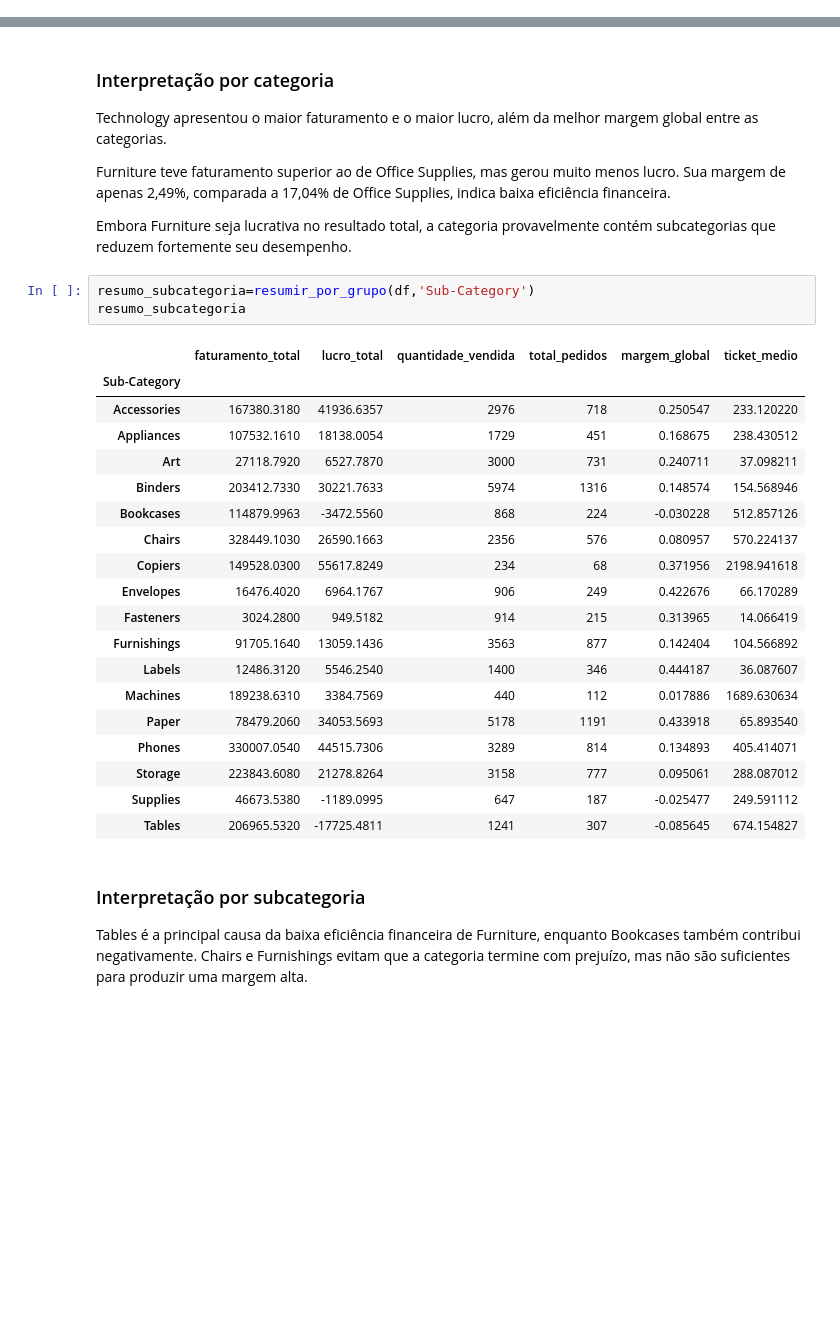
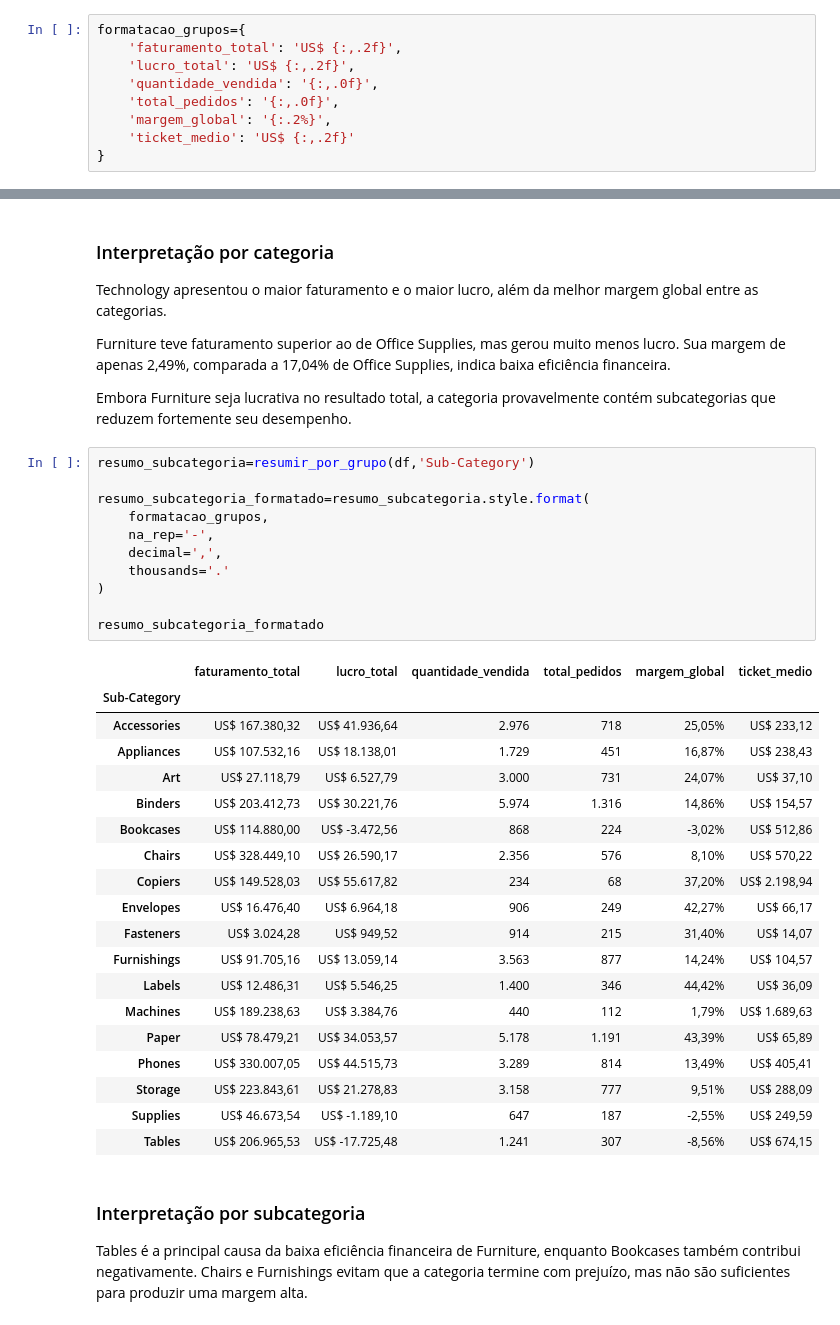
Before and after one commit to Mattanatecn/projetoanalisevendas-SAMPLE-SUPERSTORE, a Jupyter notebook: notebooks/analise_final.ipynb, the cells around one changed output, grey strips where cells are left out. Saved outputs shown, nothing was run; the diff lists cells and outputs as text; blank space fills up the shorter version.

```diff
--- a/notebooks/analise_final.ipynb
+++ b/notebooks/analise_final.ipynb
@@ -402,5 +402,14 @@ Novembro de 2016 apresentou faturamento elevado, mas margem de apenas 5,05%. Iss
 Janeiro de 2015 continua sendo o mês mais crítico, pois combina o maior prejuízo com a pior margem global.
 # %% [markdown]
 ## 5. Categorias e subcategorias
+# %%
+formatacao_grupos={
+    'faturamento_total': 'US$ {:,.2f}',
+    'lucro_total': 'US$ {:,.2f}',
+    'quantidade_vendida': '{:,.0f}',
+    'total_pedidos': '{:,.0f}',
+    'margem_global': '{:.2%}',
+    'ticket_medio': 'US$ {:,.2f}'
+}
 # %%
 resumo_categoria=resumir_por_grupo(df,'Category')
@@ -421,27 +438,35 @@ Furniture teve faturamento superior ao de Office Supplies, mas gerou muito menos
 Embora Furniture seja lucrativa no resultado total, a categoria provavelmente contém subcategorias que reduzem fortemente seu desempenho.
 # %%
 resumo_subcategoria=resumir_por_grupo(df,'Sub-Category')
-resumo_subcategoria
+
+resumo_subcategoria_formatado=resumo_subcategoria.style.format(
+    formatacao_grupos,
+    na_rep='-',
+    decimal=',',
+    thousands='.'
+)
+
+resumo_subcategoria_formatado
 # %% [output]
 |  | faturamento_total | lucro_total | quantidade_vendida | total_pedidos | margem_global | ticket_medio |
 | Sub-Category |  |  |  |  |  |  |
-| Accessories | 167380.3180 | 41936.6357 | 2976 | 718 | 0.250547 | 233.120220 |
-| Appliances | 107532.1610 | 18138.0054 | 1729 | 451 | 0.168675 | 238.430512 |
-| Art | 27118.7920 | 6527.7870 | 3000 | 731 | 0.240711 | 37.098211 |
-| Binders | 203412.7330 | 30221.7633 | 5974 | 1316 | 0.148574 | 154.568946 |
-| Bookcases | 114879.9963 | -3472.5560 | 868 | 224 | -0.030228 | 512.857126 |
-| Chairs | 328449.1030 | 26590.1663 | 2356 | 576 | 0.080957 | 570.224137 |
-| Copiers | 149528.0300 | 55617.8249 | 234 | 68 | 0.371956 | 2198.941618 |
-| Envelopes | 16476.4020 | 6964.1767 | 906 | 249 | 0.422676 | 66.170289 |
-| Fasteners | 3024.2800 | 949.5182 | 914 | 215 | 0.313965 | 14.066419 |
-| Furnishings | 91705.1640 | 13059.1436 | 3563 | 877 | 0.142404 | 104.566892 |
-| Labels | 12486.3120 | 5546.2540 | 1400 | 346 | 0.444187 | 36.087607 |
-| Machines | 189238.6310 | 3384.7569 | 440 | 112 | 0.017886 | 1689.630634 |
-| Paper | 78479.2060 | 34053.5693 | 5178 | 1191 | 0.433918 | 65.893540 |
-| Phones | 330007.0540 | 44515.7306 | 3289 | 814 | 0.134893 | 405.414071 |
-| Storage | 223843.6080 | 21278.8264 | 3158 | 777 | 0.095061 | 288.087012 |
-| Supplies | 46673.5380 | -1189.0995 | 647 | 187 | -0.025477 | 249.591112 |
-| Tables | 206965.5320 | -17725.4811 | 1241 | 307 | -0.085645 | 674.154827 |
+| Accessories | US$ 167.380,32 | US$ 41.936,64 | 2.976 | 718 | 25,05% | US$ 233,12 |
+| Appliances | US$ 107.532,16 | US$ 18.138,01 | 1.729 | 451 | 16,87% | US$ 238,43 |
+| Art | US$ 27.118,79 | US$ 6.527,79 | 3.000 | 731 | 24,07% | US$ 37,10 |
+| Binders | US$ 203.412,73 | US$ 30.221,76 | 5.974 | 1.316 | 14,86% | US$ 154,57 |
+| Bookcases | US$ 114.880,00 | US$ -3.472,56 | 868 | 224 | -3,02% | US$ 512,86 |
+| Chairs | US$ 328.449,10 | US$ 26.590,17 | 2.356 | 576 | 8,10% | US$ 570,22 |
+| Copiers | US$ 149.528,03 | US$ 55.617,82 | 234 | 68 | 37,20% | US$ 2.198,94 |
+| Envelopes | US$ 16.476,40 | US$ 6.964,18 | 906 | 249 | 42,27% | US$ 66,17 |
+| Fasteners | US$ 3.024,28 | US$ 949,52 | 914 | 215 | 31,40% | US$ 14,07 |
+| Furnishings | US$ 91.705,16 | US$ 13.059,14 | 3.563 | 877 | 14,24% | US$ 104,57 |
+| Labels | US$ 12.486,31 | US$ 5.546,25 | 1.400 | 346 | 44,42% | US$ 36,09 |
+| Machines | US$ 189.238,63 | US$ 3.384,76 | 440 | 112 | 1,79% | US$ 1.689,63 |
+| Paper | US$ 78.479,21 | US$ 34.053,57 | 5.178 | 1.191 | 43,39% | US$ 65,89 |
+| Phones | US$ 330.007,05 | US$ 44.515,73 | 3.289 | 814 | 13,49% | US$ 405,41 |
+| Storage | US$ 223.843,61 | US$ 21.278,83 | 3.158 | 777 | 9,51% | US$ 288,09 |
+| Supplies | US$ 46.673,54 | US$ -1.189,10 | 647 | 187 | -2,55% | US$ 249,59 |
+| Tables | US$ 206.965,53 | US$ -17.725,48 | 1.241 | 307 | -8,56% | US$ 674,15 |
 # %% [markdown]
 ### Interpretação por subcategoria
 
```
Also changed, not shown: parts of 19 cells of this notebook.
